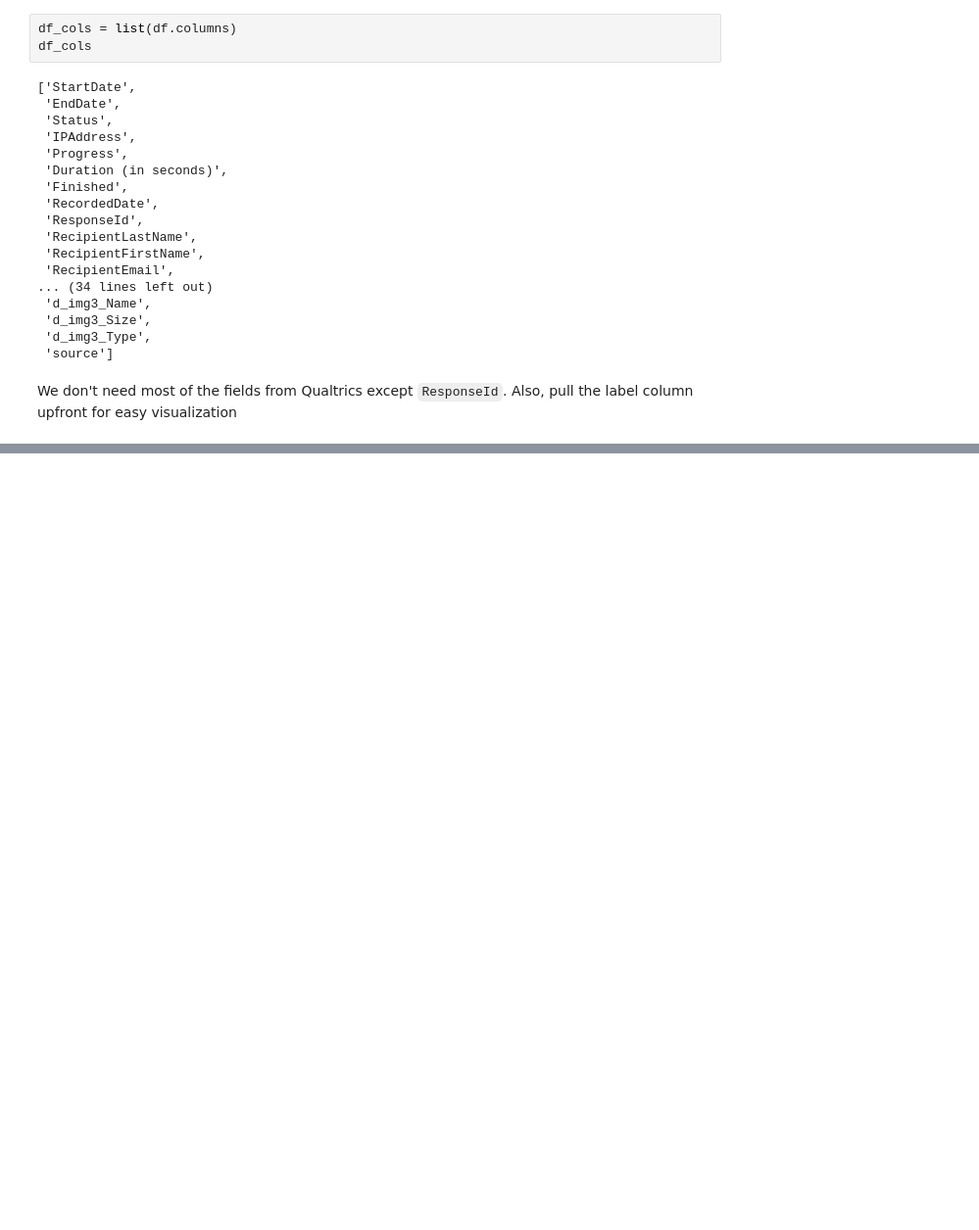
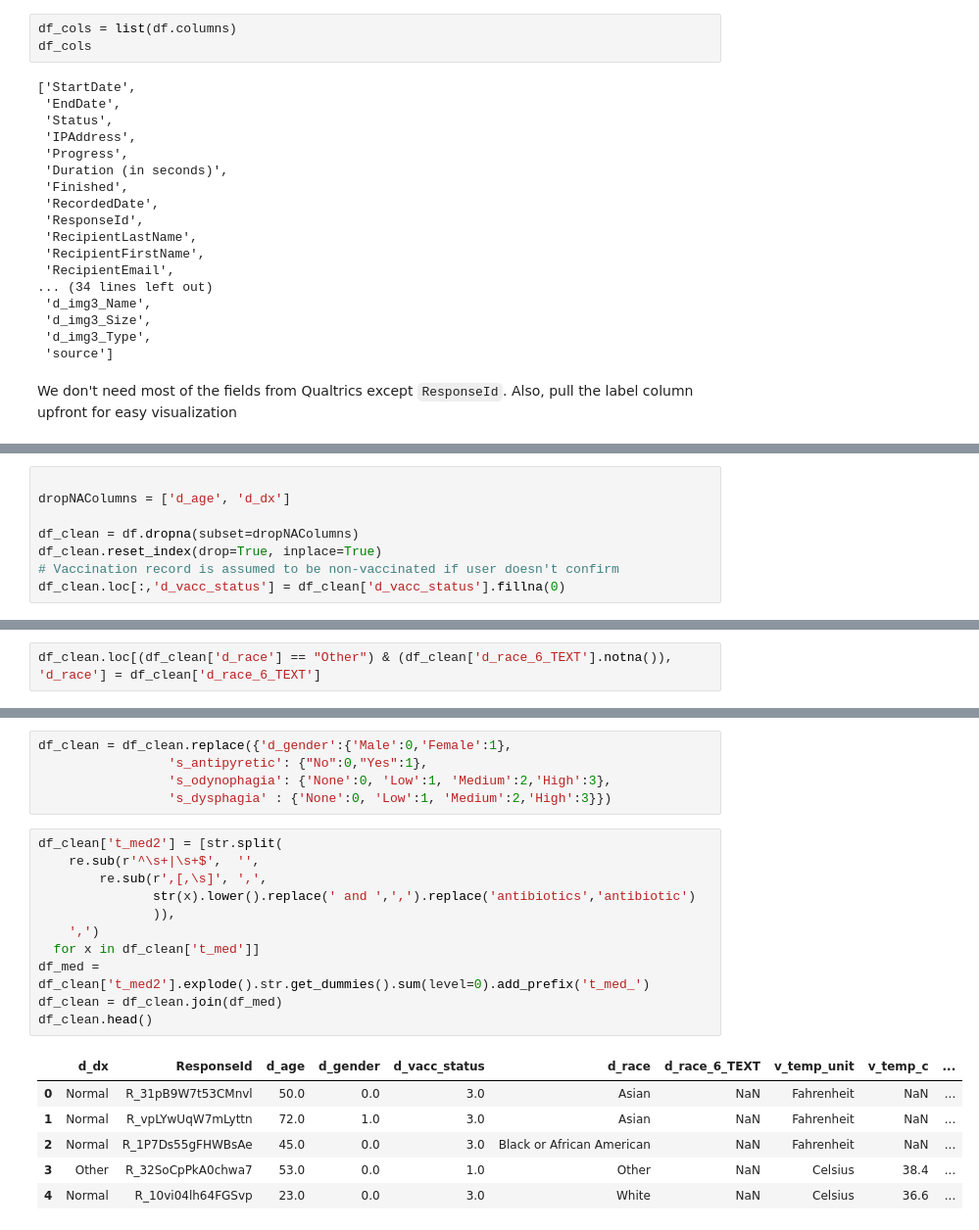
Before and after one commit to rmadhira86/w251-finalproject, a Jupyter notebook: src/visualization/eda.ipynb, the cells around one changed output, grey strips where cells are left out. Shown at 98% size. Cells and saved outputs as stored; diff of their text form; blank space fills up the shorter version.

```diff
--- a/src/visualization/eda.ipynb
+++ b/src/visualization/eda.ipynb
@@ -125,0 +159,8 @@ object
+# %%
+
+dropNAColumns = ['d_age', 'd_dx']
+
+df_clean = df.dropna(subset=dropNAColumns)
+df_clean.reset_index(drop=True, inplace=True)
+# Vaccination record is assumed to be non-vaccinated if user doesn't confirm
+df_clean.loc[:,'d_vacc_status'] = df_clean['d_vacc_status'].fillna(0)
@@ -125,0 +175,2 @@ object
+# %%
+df_clean.loc[(df_clean['d_race'] == "Other") & (df_clean['d_race_6_TEXT'].notna()), 'd_race'] = df_clean['d_race_6_TEXT']
@@ -125,0 +187,23 @@ object
+# %%
+df_clean = df_clean.replace({'d_gender':{'Male':0,'Female':1},
+                 's_antipyretic': {"No":0,"Yes":1},
+                 's_odynophagia': {'None':0, 'Low':1, 'Medium':2,'High':3},
+                 's_dysphagia' : {'None':0, 'Low':1, 'Medium':2,'High':3}})
+# %%
+df_clean['t_med2'] = [str.split(
+    re.sub(r'^\s+|\s+$',  '',
+        re.sub(r',[,\s]', ',',
+               str(x).lower().replace(' and ',',').replace('antibiotics','antibiotic')
+               )),
+    ',')
+  for x in df_clean['t_med']]
+df_med = df_clean['t_med2'].explode().str.get_dummies().sum(level=0).add_prefix('t_med_')
+df_clean = df_clean.join(df_med)
+df_clean.head()
+# %% [output]
+|  | d_dx | ResponseId | d_age | d_gender | d_vacc_status | d_race | d_race_6_TEXT | v_temp_unit | v_temp_c | ... |
+| 0 | Normal | R_31pB9W7t53CMnvl | 50.0 | 0.0 | 3.0 | Asian | NaN | Fahrenheit | NaN | ... |
+| 1 | Normal | R_vpLYwUqW7mLyttn | 72.0 | 1.0 | 3.0 | Asian | NaN | Fahrenheit | NaN | ... |
+| 2 | Normal | R_1P7Ds55gFHWBsAe | 45.0 | 0.0 | 3.0 | Black or African American | NaN | Fahrenheit | NaN | ... |
+| 3 | Other | R_32SoCpPkA0chwa7 | 53.0 | 0.0 | 1.0 | Other | NaN | Celsius | 38.4 | ... |
+| 4 | Normal | R_10vi04lh64FGSvp | 23.0 | 0.0 | 3.0 | White | NaN | Celsius | 36.6 | ... |
```
Also changed, not shown: parts of 16 cells of this notebook.
